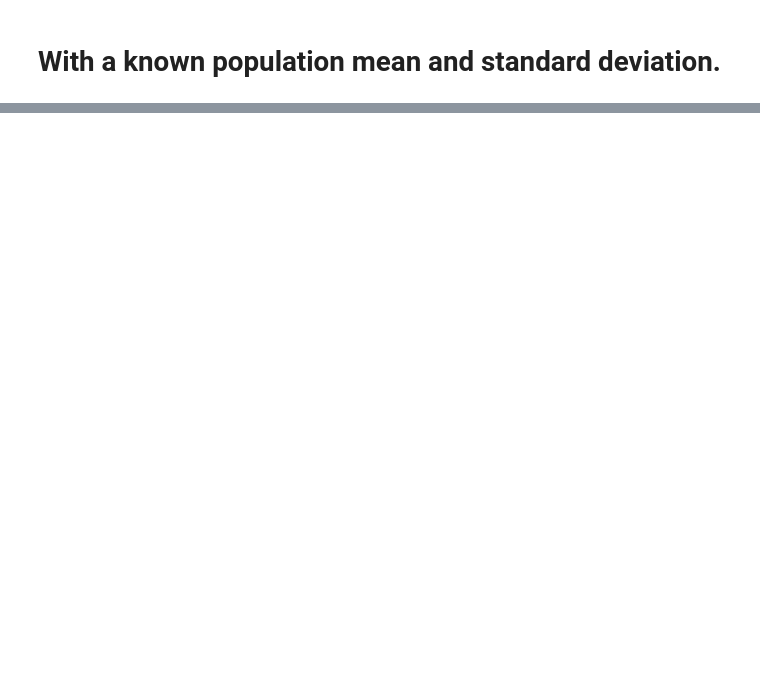
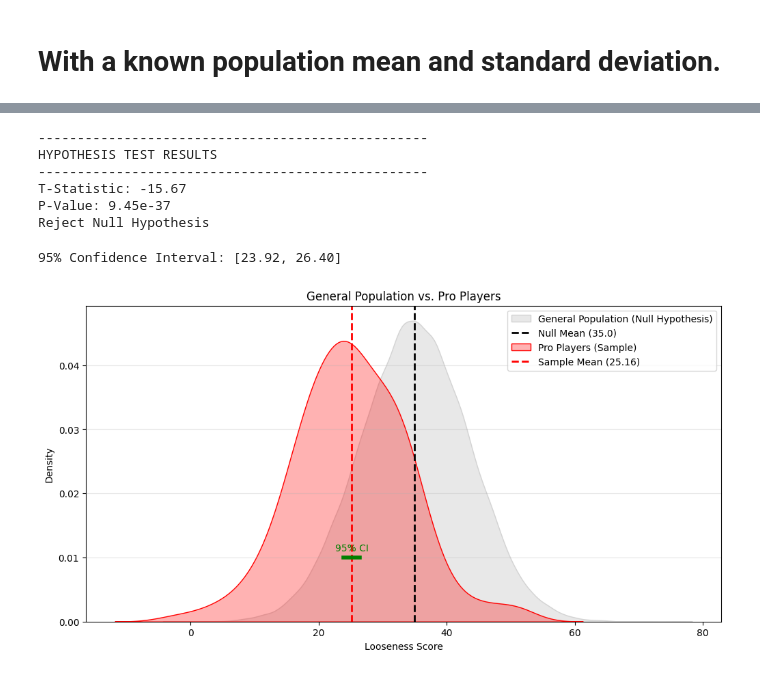
Before and after one commit to shuangquan-li-con/ECON5200-37499-Applied-Data-Analytics-in-Economics, a Jupyter notebook: In_class_note_8.ipynb, the cells around one changed output, grey strips where cells are left out. Saved outputs shown, nothing was run; the diff lists cells and outputs as text; code cells hidden in the pictures; blank space fills up the shorter version.

```diff
--- a/In_class_note_8.ipynb
+++ b/In_class_note_8.ipynb
@@ -348,0 +225,62 @@ dtype: float64
+# %%
+# 2. SIMULATION
+np.random.seed(41)
+pop_size = 100000
+population_data = np.random.normal(loc=null_mean, scale=std_dev, size=pop_size)
+# %%
+# We generate 203 players with the lower mean (25.53) to represent the pros.
+pro_sample = np.random.normal(loc=sample_mean, scale=std_dev, size=n_pro)
+# %%
+# Test if our "Pro Sample" comes from a population with mean = 35
+t_stat, p_val = stats.ttest_1samp(pro_sample, popmean=null_mean)
+
+print("-" * 50)
+print("HYPOTHESIS TEST RESULTS")
+print("-" * 50)
+print(f"T-Statistic: {t_stat:.2f}")
+print(f"P-Value: {p_val:.2e}")
+
+if p_val < 0.05:
+    print("Reject Null Hypothesis")
+else:
+    print("Fail to Reject Null Hypothesis")
+# %% [output]
+--------------------------------------------------
+HYPOTHESIS TEST RESULTS
+--------------------------------------------------
+T-Statistic: -15.67
+P-Value: 9.45e-37
+Reject Null Hypothesis
+# %%
+# Calculate the 95% CI for the mean of the Pro Players
+ci_low, ci_high = stats.t.interval(confidence=0.95,
+                                   df=len(pro_sample)-1,
+                                   loc=np.mean(pro_sample),
+                                   scale=stats.sem(pro_sample))
+
+print(f"95% Confidence Interval: [{ci_low:.2f}, {ci_high:.2f}]")
+# %% [output]
+95% Confidence Interval: [23.92, 26.40]
+# %%
+plt.figure(figsize=(12, 6))
+
+# Plot the General Population (Grey)
+sns.kdeplot(population_data, fill=True, color='lightgrey', label='General Population (Null Hypothesis)', alpha=0.5)
+plt.axvline(null_mean, color='black', linestyle='--', linewidth=2, label=f'Null Mean ({null_mean})')
+
+# Plot the Pro Sample (Red)
+sns.kdeplot(pro_sample, fill=True, color='red', label='Pro Players (Sample)', alpha=0.3)
+plt.axvline(pro_sample.mean(), color='red', linestyle='--', linewidth=2, label=f'Sample Mean ({pro_sample.mean():.2f})')
+
+plt.title("General Population vs. Pro Players")
+plt.xlabel("Looseness Score")
+plt.ylabel("Density")
+plt.legend()
+plt.grid(axis='y', alpha=0.3)
+
+plt.plot([ci_low, ci_high], [0.01, 0.01], color='green', linewidth=4, label='95% Confidence Interval')
+plt.text((ci_low+ci_high)/2, 0.011, "95% CI", color='green', ha='center')
+
+plt.show()
+# %% [output]
+[figure, added]
```
Also changed, not shown: parts of 77 cells of this notebook.
